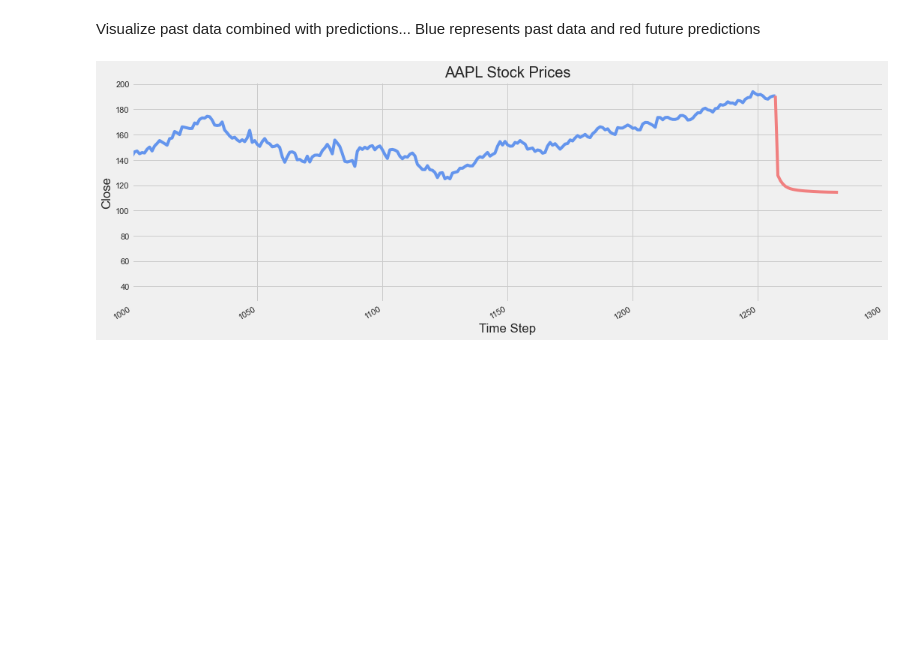
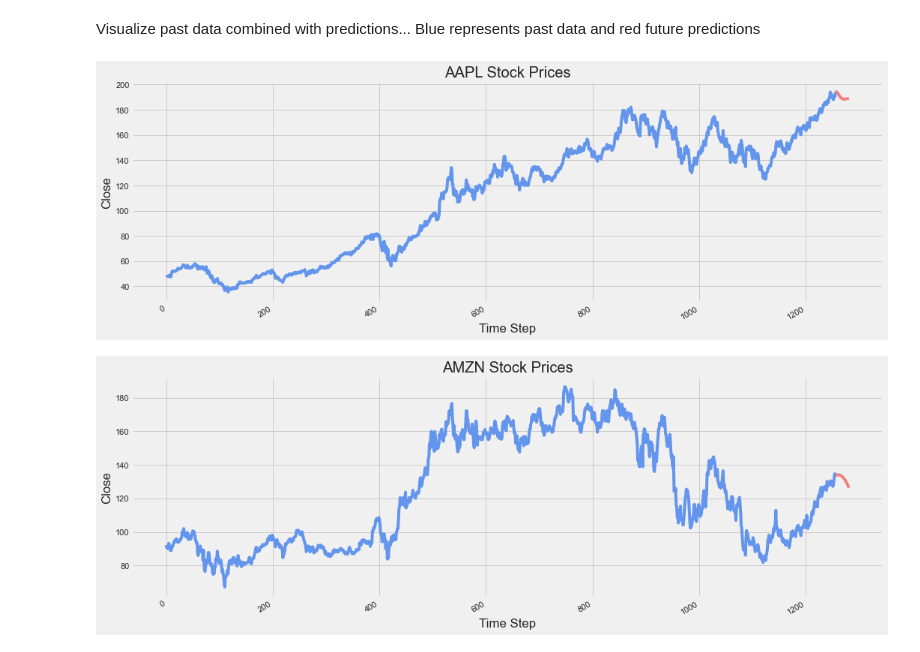
Before and after one commit to zapulam/StockPredictor, a Jupyter notebook: visualize.ipynb, the cells around one changed output. Cells and saved outputs as stored; diff of their text form; code cells hidden in the pictures; blank space fills up the shorter version.

```diff
--- a/visualize.ipynb
+++ b/visualize.ipynb
@@ -15,8 +15,8 @@ from dateutil.relativedelta import relativedelta
 # %% [markdown]
 Select stocks to visualize and predictions path if desired... *freq* must match predictions frequency
 # %%
-stocks = ['AAPL']
-predictions_folder = 'predictions/2023-07-15_3/'
+stocks = ['AAPL', 'AMZN']
+predictions_folder = 'predictions/2023-07-18/'
 # %% [markdown]
 Visualize current stock prices over the past 5 year
 # %%
@@ -52,23 +53,23 @@ Visualize past data combined with predictions... Blue represents past data and r
 # %%
 %matplotlib inline
 sns.set()
 plt.style.use('fivethirtyeight')
 
 for x in stocks:
     predictions = pd.read_csv(os.path.join(predictions_folder, x + '.csv'))
     steps = len(predictions.index)
     data = pd.read_csv(os.path.join('daily_prices', x + '.csv'))
 
     all_data = pd.concat([data, predictions], ignore_index=True)
 
     plt.figure(figsize=(16, 6))
     plt.title("{x} Stock Prices".format(x=x))
     plt.gcf().autofmt_xdate()
     plt.ylabel("Close")
     plt.xlabel("Time Step")
-    plt.xlim([1000, 1300])
     plt.plot(all_data.loc[0:len(data.index)-1, "Close"], color='cornflowerblue')
     plt.plot(all_data.loc[len(data.index)-1:,"Close"], color='lightcoral')
     plt.show()
 # %% [output]
-[figure, old version]
+[figure, new version]
+[figure, added]
```
Also changed, not shown: parts of 1 cell of this notebook, 2 other files.
